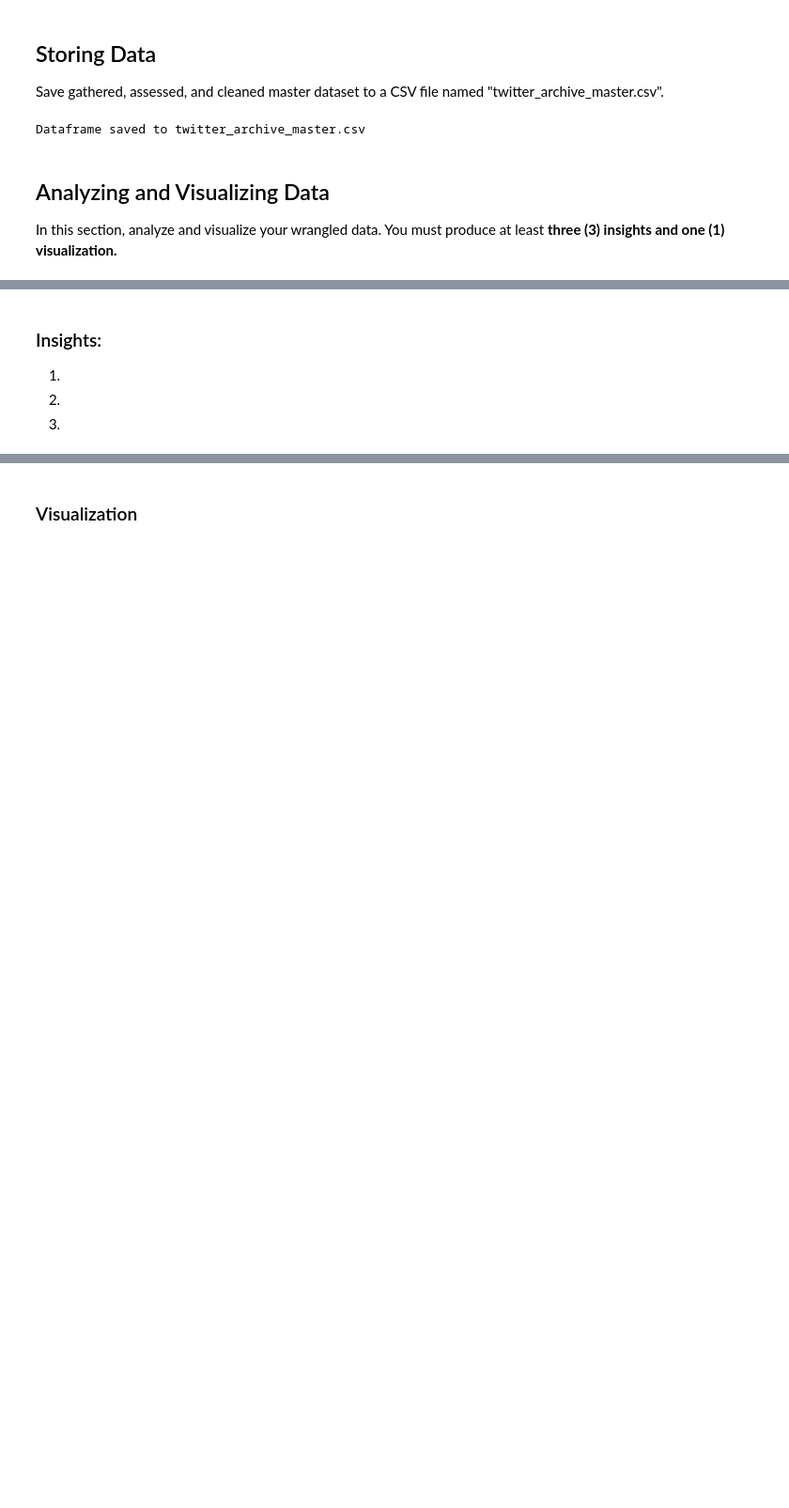
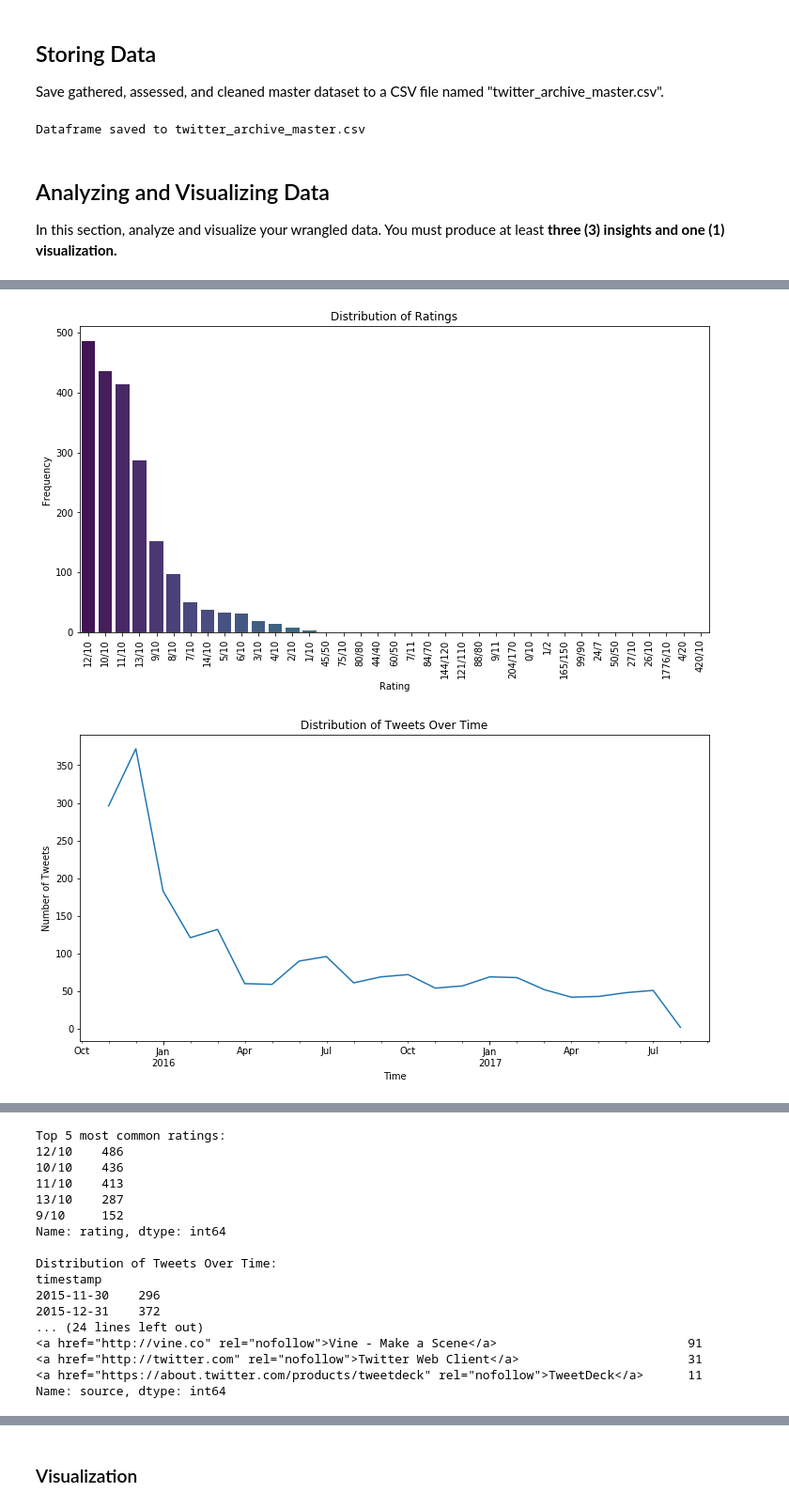
Before and after one commit to darealdevelopmaster/udaciry, a Jupyter notebook: wrangle_act.ipynb, the cells around one changed output, grey strips where cells are left out. Shown: that part at 94% size. Saved outputs shown, nothing was run; the diff lists cells and outputs as text; code cells hidden in the pictures; blank space fills up the shorter version.

```diff
--- a/wrangle_act.ipynb
+++ b/wrangle_act.ipynb
@@ -312,7 +325,50 @@ dtype: int64
-# %% [markdown]
-### Insights:
-1.
-
-2.
-
-3.
+# %%
+import matplotlib.pyplot as plt
+import seaborn as sns
+
+# Insight 1: Distribution of Ratings
+rating_counts = df_1_cleaned['rating'].value_counts()
+
+plt.figure(figsize=(12, 6))
+sns.barplot(x=rating_counts.index, y=rating_counts.values, palette='viridis')
+plt.title('Distribution of Ratings')
+plt.xlabel('Rating')
+plt.ylabel('Frequency')
+plt.xticks(rotation=90)
+plt.show()
+
+# Insight 2: Distribution of Tweets Over Time
+df_1_cleaned['timestamp'] = pd.to_datetime(df_1_cleaned['timestamp'], format='%Y-%m-%d %H:%M:%S')
+df_1_cleaned.set_index('timestamp', inplace=True)
+tweets_over_time = df_1_cleaned['text'].resample('M').count()
+
+plt.figure(figsize=(12, 6))
+tweets_over_time.plot()
+plt.title('Distribution of Tweets Over Time')
+plt.xlabel('Time')
+plt.ylabel('Number of Tweets')
+plt.show()
+
+# Insight 3: Sources of Tweets
+source_counts = df_1_cleaned['source'].value_counts()
+
+plt.figure(figsize=(10, 5))
+sns.barplot(x=source_counts.index, y=source_counts.values, palette='coolwarm')
+plt.title('Sources of Tweets')
+plt.xlabel('Source')
+plt.ylabel('Frequency')
+plt.xticks(rotation=45)
+plt.show()
+
+# Print out the insights
+print("Top 5 most common ratings:")
+print(rating_counts.head())
+
+print("\nDistribution of Tweets Over Time:")
+print(tweets_over_time)
+
+print("\nTop 5 sources of tweets:")
+print(source_counts.head())
+# %% [output]
+[figure, added]
+[figure, added]
@@ -318,0 +376,17 @@ dtype: int64
+Top 5 most common ratings:
+12/10    486
+10/10    436
+11/10    413
+13/10    287
+9/10     152
+Name: rating, dtype: int64
+
+Distribution of Tweets Over Time:
+timestamp
+2015-11-30    296
+2015-12-31    372
+... (24 lines left out)
+<a href="http://vine.co" rel="nofollow">Vine - Make a Scene</a>                          91
+<a href="http://twitter.com" rel="nofollow">Twitter Web Client</a>                       31
+<a href="https://about.twitter.com/products/tweetdeck" rel="nofollow">TweetDeck</a>      11
+Name: source, dtype: int64
```
Also changed, not shown: parts of 24 cells of this notebook, 12 other files.
